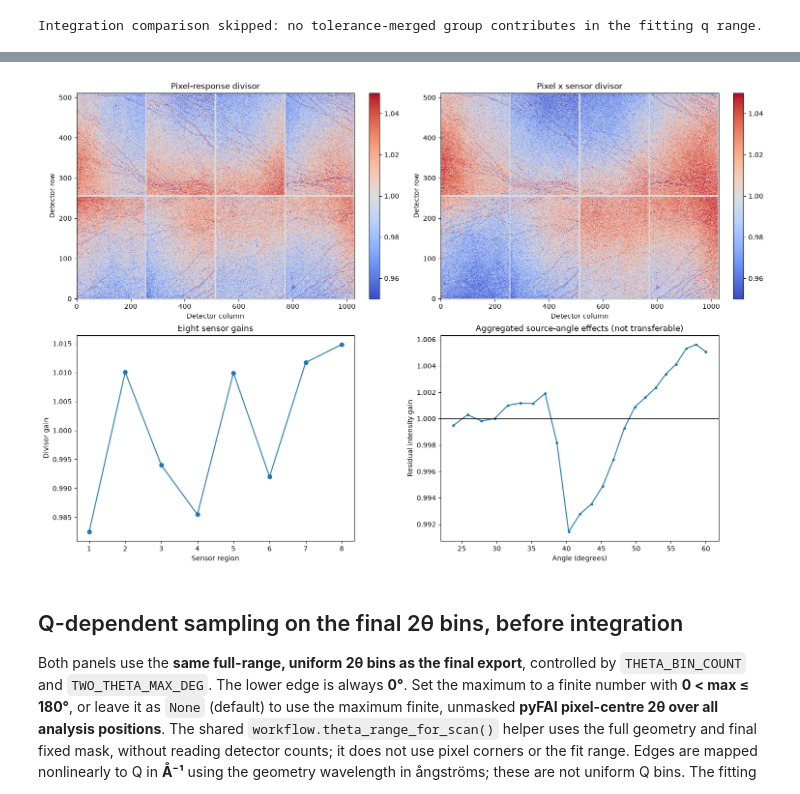
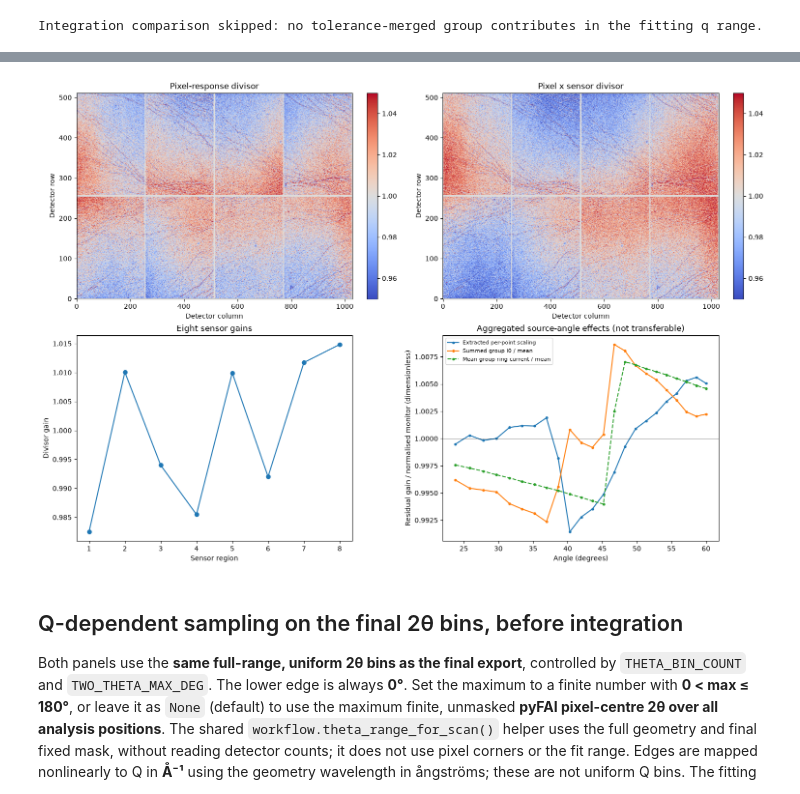
Before and after one commit to keeble/eiger-correction, a Jupyter notebook: extract_eiger_corrections_fast.ipynb, the cells around one changed output, grey strips where cells are left out. Drawn from its saved outputs; the diff is of its cells as text; code cells hidden in the pictures.

Commit message:
add i0 and currernt plots to scaling

```diff
--- a/extract_eiger_corrections_fast.ipynb
+++ b/extract_eiger_corrections_fast.ipynb
@@ -445,6 +448,22 @@ print('Largest group-level frame gains:')
 for index in sorted(contributing_indices, key=lambda index: abs(np.log(calibration_fit['frame_gains'][index])), reverse=True)[:8]:
     print(f'angle={analysis_scan.angles[index]:.6f}; summed I0={analysis_scan.i0[index]:.8f}; residual gain={calibration_fit["frame_gains"][index]:.6f}')
 
+# Ring current is an instantaneous monitor: average, rather than sum, within
+# exactly the same raw-frame groups used for the summed I0 and fitted gains.
+with h5py.File(raw_scan.path, 'r') as ring_current_file:
+    raw_ring_current = np.asarray(
+        ring_current_file['entry/instrument/synchrotron/current'][()], dtype=float,
+    ).reshape(-1)
+if raw_ring_current.shape != raw_scan.angles.shape:
+    raise ValueError('Ring-current readings must match the raw scan frame count')
+if not np.all(np.isfinite(raw_ring_current) & (raw_ring_current > 0)):
+    raise ValueError('Ring-current readings must be finite and positive')
+group_ring_current = np.array([raw_ring_current[members].mean() for members in frame_groups])
+plot_group_i0 = analysis_scan.i0[contributing_indices]
+plot_ring_current = group_ring_current[contributing_indices]
+normalised_group_i0 = plot_group_i0 / plot_group_i0.mean()
+normalised_ring_current = plot_ring_current / plot_ring_current.mean()
+
 fig, axes = plt.subplots(2, 2, figsize=(15, 10), constrained_layout=True)
 for plot_axis, field, title in ((axes[0, 0], 'pixel_divisor', 'Pixel-response divisor'), (axes[0, 1], 'combined_divisor', 'Pixel x sensor divisor')):
     image = plot_axis.imshow(calibration_fit[field], origin='lower', aspect='auto', cmap='coolwarm', vmin=0.95, vmax=1.05)
@@ -452,8 +471,18 @@ for plot_axis, field, title in ((axes[0, 0], 'pixel_divisor', 'Pixel-response di
     fig.colorbar(image, ax=plot_axis)
 axes[1, 0].plot(np.arange(1, 9), calibration_fit['sensor_gains'], marker='o')
 axes[1, 0].set(title='Eight sensor gains', xlabel='Sensor region', ylabel='Divisor gain')
-axes[1, 1].plot(analysis_scan.angles[contributing_indices], calibration_fit['frame_gains'][contributing_indices], marker='.')
-axes[1, 1].axhline(1, color='black', linewidth=0.7)
-axes[1, 1].set(title='Aggregated source-angle effects (not transferable)', xlabel='Angle (degrees)', ylabel='Residual intensity gain')
+gain_axis = axes[1, 1]
+gain_axis.plot(analysis_scan.angles[contributing_indices], calibration_fit['frame_gains'][contributing_indices],
+               marker='.', color='tab:blue', label='Extracted per-point scaling')
+gain_axis.axhline(1, color='black', linewidth=0.7)
+gain_axis.set(title='Aggregated source-angle effects (not transferable)',
+              xlabel='Angle (degrees)', ylabel='Residual gain / normalised monitor (dimensionless)')
+gain_axis.plot(analysis_scan.angles[contributing_indices], normalised_group_i0,
+               marker='.', color='tab:orange', label='Summed group I0 / mean')
+gain_axis.plot(analysis_scan.angles[contributing_indices], normalised_ring_current,
+               linestyle='--', marker='.', color='tab:green',
+               label='Mean group ring current / mean')
+gain_axis.ticklabel_format(axis='y', style='plain', useOffset=False)
+gain_axis.legend(fontsize=8, loc='best')
 plt.show()
 # %% [output]
@@ -472,9 +501,9 @@ Sparse cache memory (MiB): 122.5972785949707
 ... (43 lines left out)
 angle=57.171220; summed I0=0.05269403; residual gain=1.005306
 angle=45.173895; summed I0=0.05258540; residual gain=0.994864
 angle=59.999995; summed I0=0.05268319; residual gain=1.005067
 angle=55.734080; summed I0=0.05275117; residual gain=1.004126
-[figure, old version]
+[figure, new version]
 # %% [markdown]
 ## Q-dependent sampling on the final 2θ bins, before integration
 
```
Also changed, not shown: parts of 7 cells of this notebook.
